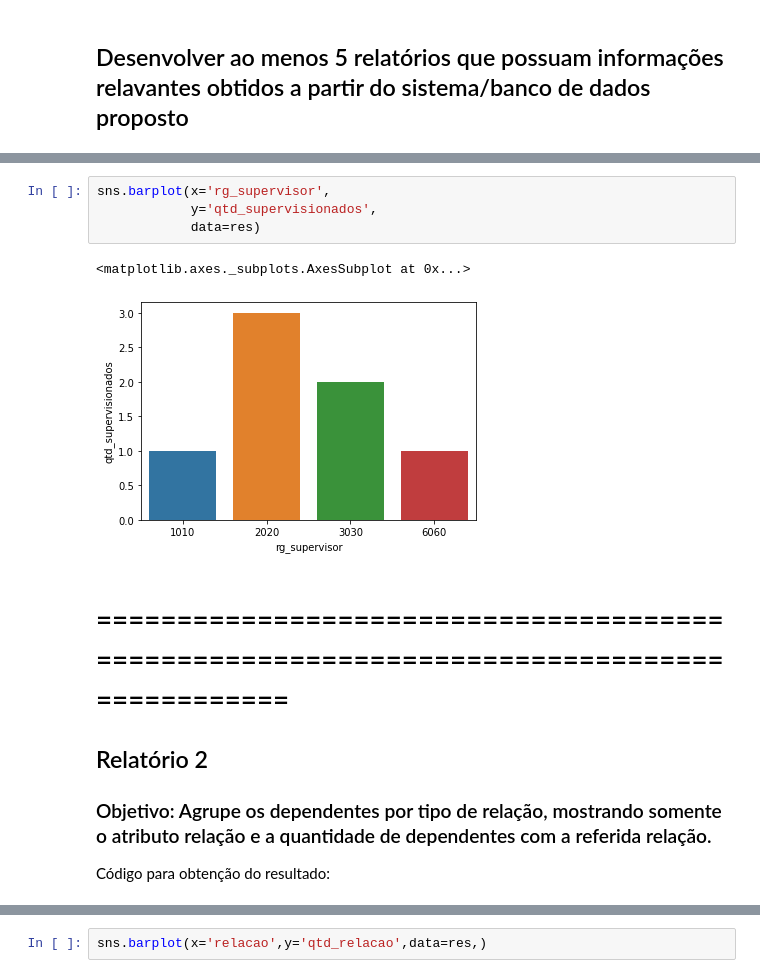
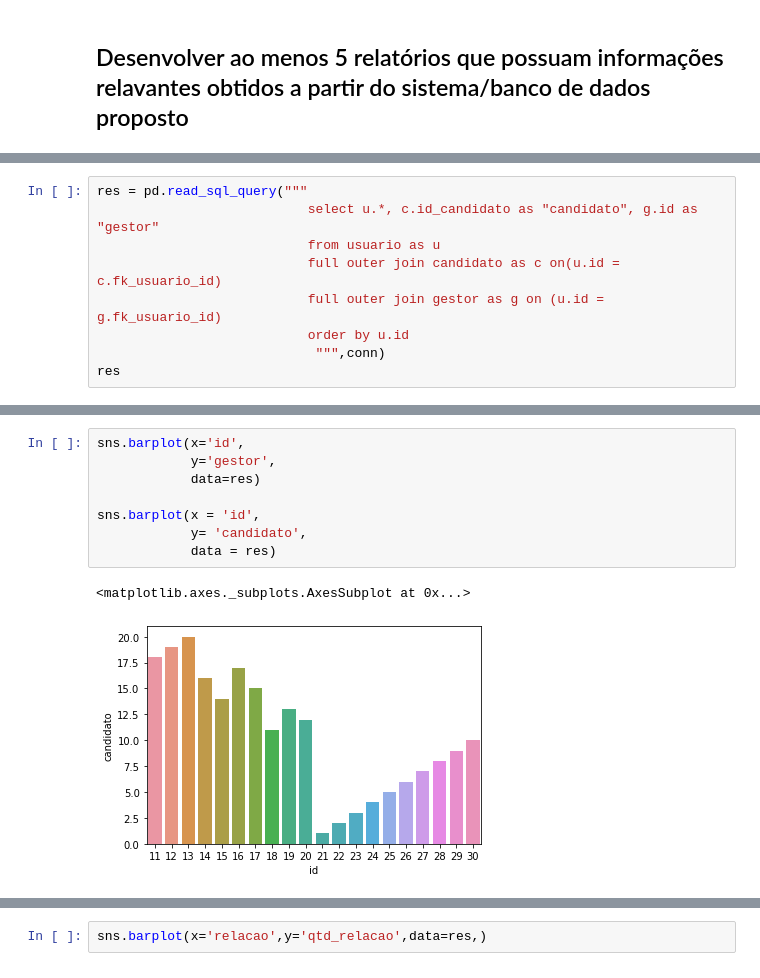
Before and after one commit to MateusLannes/Trabalho_BD1_2022, a Jupyter notebook: Files/ColabGHHL_Contrat.ipynb, the cells around one changed output, grey strips where cells are left out. Cells and saved outputs as stored; diff of their text form.

```diff
--- a/Files/ColabGHHL_Contrat.ipynb
+++ b/Files/ColabGHHL_Contrat.ipynb
@@ -1423,0 +1408,9 @@ res
+# %%
+res = pd.read_sql_query("""
+                           select u.*, c.id_candidato as "candidato", g.id as "gestor"
+                           from usuario as u
+                           full outer join candidato as c on(u.id = c.fk_usuario_id)
+                           full outer join gestor as g on (u.id = g.fk_usuario_id)
+                           order by u.id
+                            """,conn)
+res
@@ -1424,12 +1435,11 @@ res
 # %%
-sns.barplot(x='rg_supervisor',
-            y='qtd_supervisionados',
+sns.barplot(x='id',
+            y='gestor',
             data=res)
+
+sns.barplot(x = 'id',
+            y= 'candidato',
+            data = res)
 # %% [output]
 <matplotlib.axes._subplots.AxesSubplot at 0x...>
-[figure, old version]
+[figure, new version]
-# %% [markdown]
-# ==========================================================================================
-## Relatório 2
-### Objetivo: Agrupe os dependentes por tipo de relação, mostrando somente o atributo relação e a quantidade de dependentes com a referida relação.
-Código para obtenção do resultado:
```
Also changed, not shown: parts of 15 cells of this notebook.
